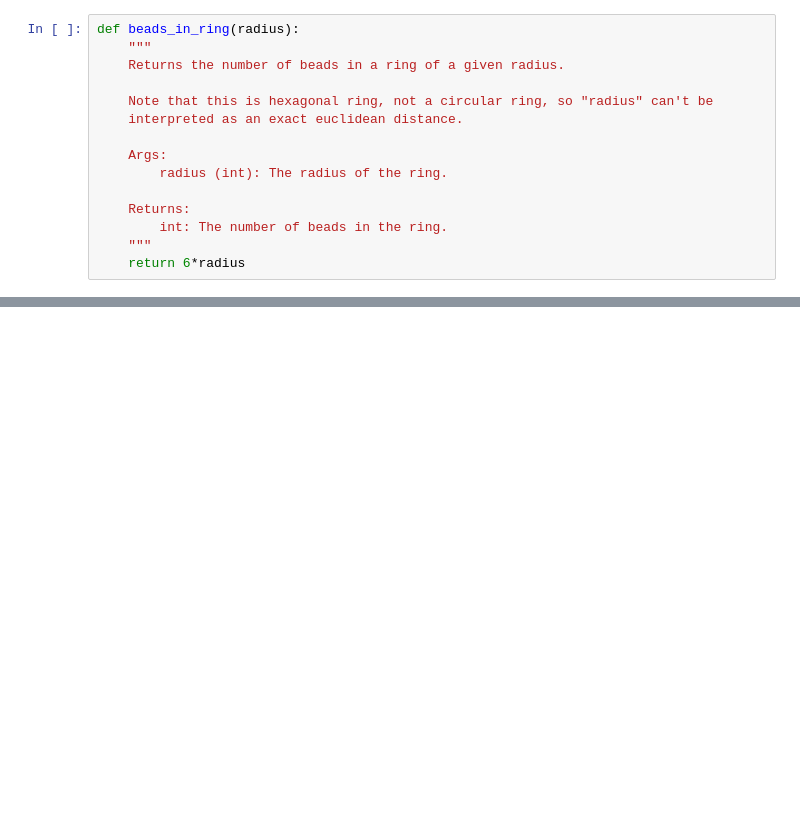
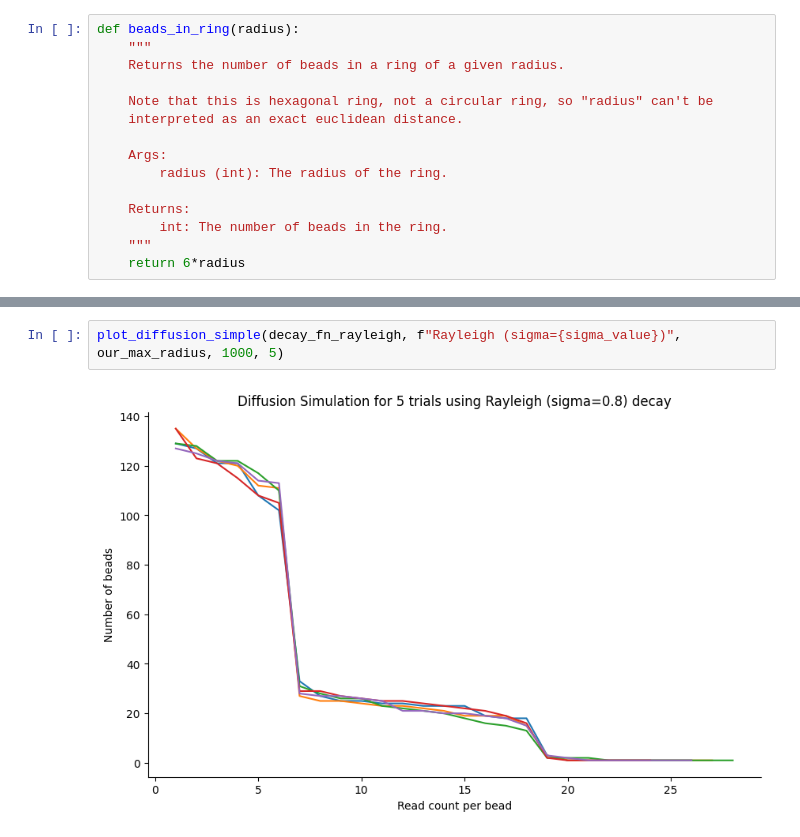
Before and after one commit to matsengrp/sci-space-v2, a Jupyter notebook: notebooks/model-occupancy.ipynb, the cells around one changed output, grey strips where cells are left out. Drawn from its saved outputs; the diff is of its cells as text; blank space fills up the shorter version.

```diff
--- a/notebooks/model-occupancy.ipynb
+++ b/notebooks/model-occupancy.ipynb
@@ -153,3 +173,7 @@ plot_diffusion(decay_fn_rayleigh, f"Rayleigh (sigma={sigma_value})", our_max_rad
+# %%
+plot_diffusion_simple(decay_fn_rayleigh, f"Rayleigh (sigma={sigma_value})", our_max_radius, 1000, 5)
+# %% [output]
+[figure, added]
 # %%
 decay_fns = {"Inverse Square": decay_fn_inv_square, f"Rayleigh (sigma={sigma_value})": decay_fn_rayleigh}
 
```
Also changed, not shown: parts of 7 cells of this notebook.
